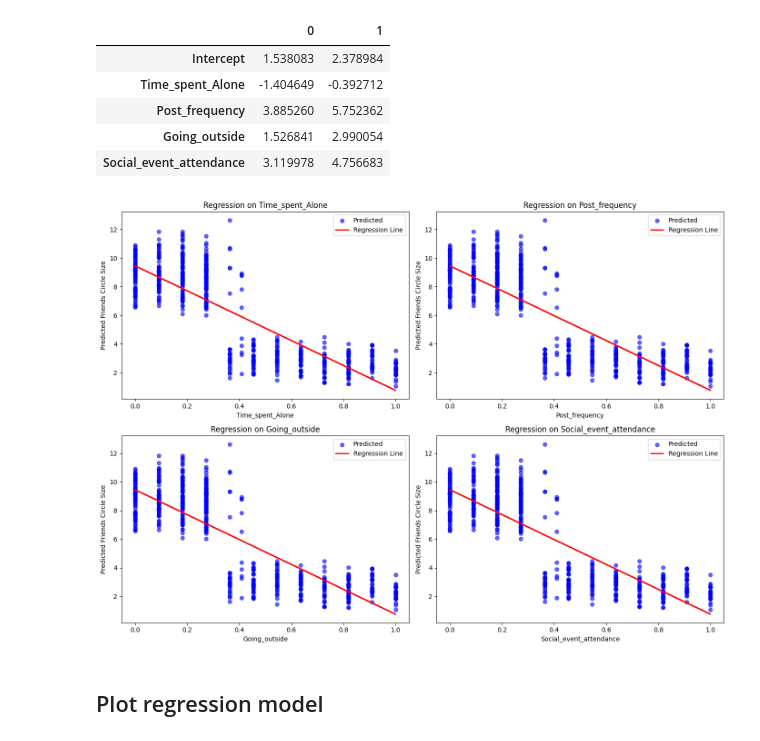
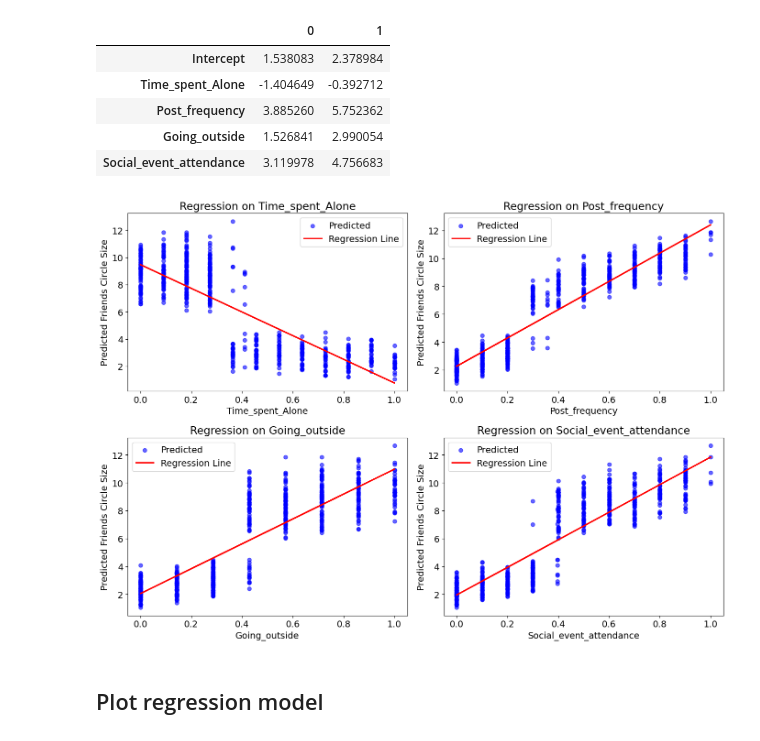
Before and after one commit to Prokope45/NeuralNetworkProject, a Jupyter notebook: LinearRegressionAnalysis.ipynb, the cells around one changed output. Drawn from its saved outputs; the diff is of its cells as text; code cells hidden in the pictures.

```diff
--- a/LinearRegressionAnalysis.ipynb
+++ b/LinearRegressionAnalysis.ipynb
@@ -200,35 +200,35 @@ axs = axs.flatten()
 for i, predictor in enumerate(predictors):
     ax = axs[i]
 
     # Sort values for smooth line plotting
     sorted_df = test_df_scaled.sort_values(by=predictor)
 
     # Scatter plot of individual points
-    x = test_df_scaled["Time_spent_Alone"]
+    x = test_df_scaled[predictor]
     y = test_df_scaled["Predicted"]
     ax.scatter(
         x=x,
         y=y,
         color="blue", alpha=0.6, label="Predicted"
     )
 
     # Smooth regression line showing the direction
     m, b = np.polyfit(x, y, 1)
 
     ax.plot(
         x, m*x+b,
         color="red", linewidth=2, label="Regression Line"
     )
 
     ax.set_title(f'Regression on {predictor}')
     ax.set_xlabel(predictor)
     ax.set_ylabel('Predicted Friends Circle Size')
     ax.legend()
 
 plt.tight_layout()
 plt.show()
 # %% [output]
-[figure, old version]
+[figure, new version]
 # %% [markdown]
 ## Plot regression model
 # %%
```
Also changed, not shown: parts of 2 cells of this notebook.
